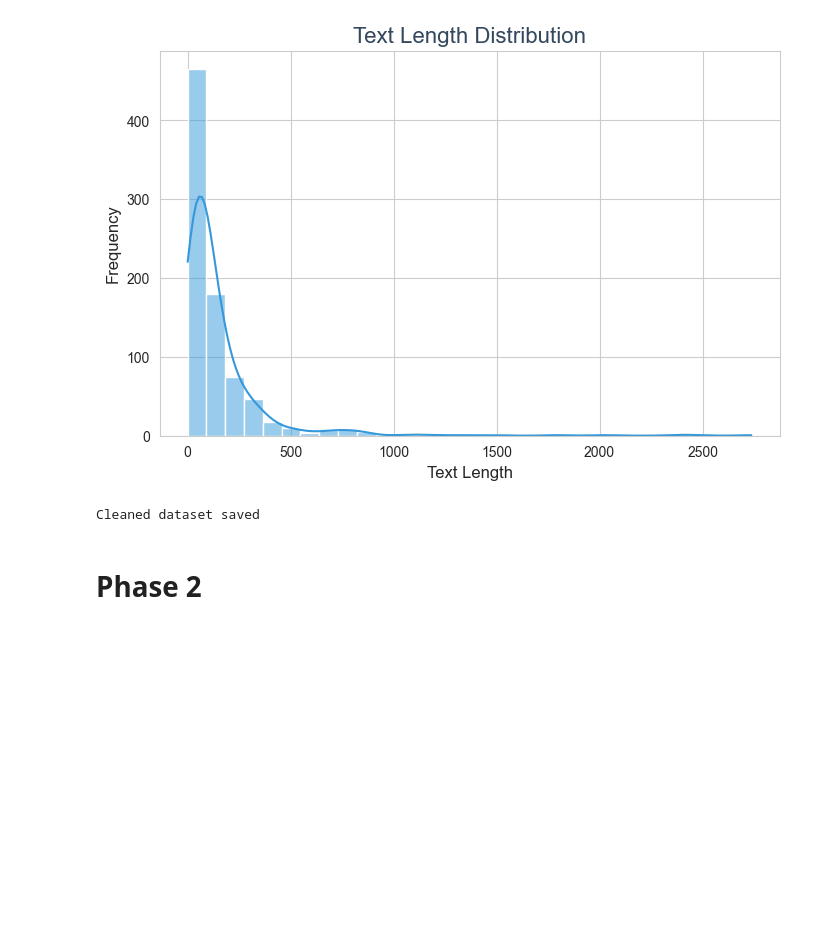
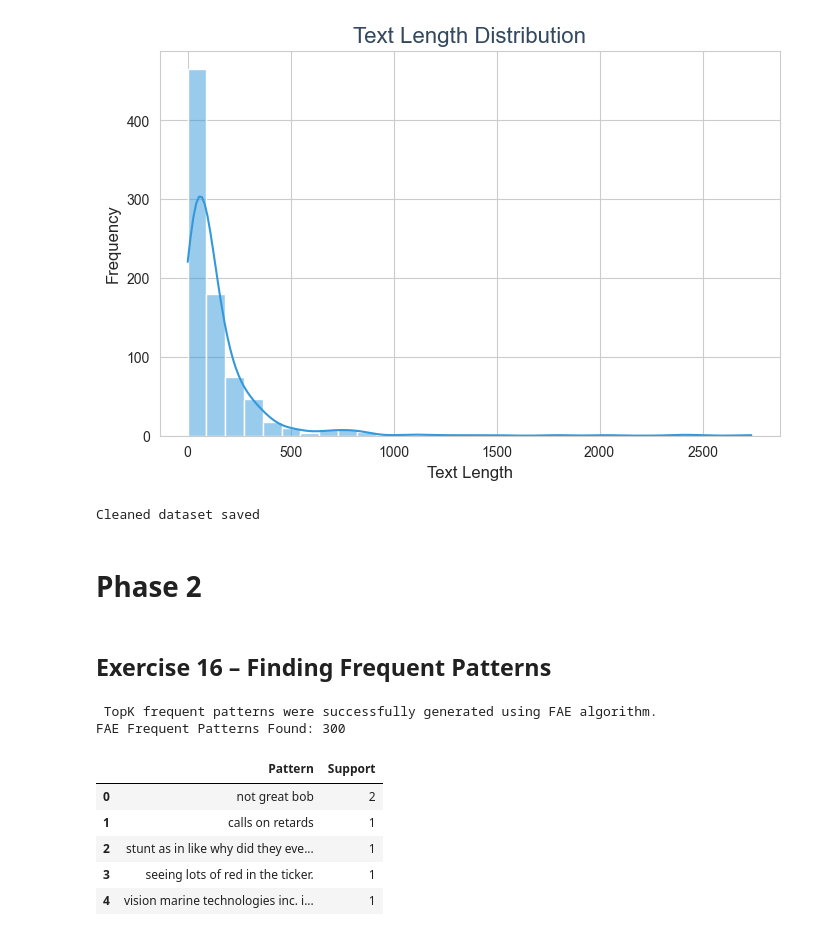
Before and after one commit to Kalthuma007/DM2025-Lab1-Exercise, a Jupyter notebook: DM2025-Lab1-Homework.ipynb, the cells around one changed output. Saved outputs shown, nothing was run; the diff lists cells and outputs as text; code cells hidden in the pictures; blank space fills up the shorter version.

```diff
--- a/DM2025-Lab1-Homework.ipynb
+++ b/DM2025-Lab1-Homework.ipynb
@@ -312,0 +351,33 @@ Cleaned dataset saved
+# %% [markdown]
+## Exercise 16 – Finding Frequent Patterns
+# %%
+from PAMI.frequentPattern.topk.FAE import FAE
+import tempfile
+
+# Prepare transactions from text column
+transactions = [text.split() for text in df['Text'].dropna().astype(str)]
+
+# Write transactions to a temporary file
+tmp_file = tempfile.NamedTemporaryFile(delete=False, mode='w', encoding='utf-8')
+for t in transactions:
+    tmp_file.write(' '.join(t) + '\n')
+tmp_file.close()
+
+# Run FAE (Top-300 frequent patterns)
+fae = FAE(iFile=tmp_file.name, k=300)
+fae.startMine()
+
+# Retrieve patterns
+patterns = fae.getPatterns()
+
+print("FAE Frequent Patterns Found:", len(patterns))
+pd.DataFrame(list(patterns.items()), columns=['Pattern', 'Support']).head()
+# %% [output]
+ TopK frequent patterns were successfully generated using FAE algorithm.
+FAE Frequent Patterns Found: 300
+|  | Pattern | Support |
+| 0 | not great bob | 2 |
+| 1 | calls on retards | 1 |
+| 2 | stunt as in like why did they eve... | 1 |
+| 3 | seeing lots of red in the ticker. | 1 |
+| 4 | vision marine technologies inc. i... | 1 |
```
Also changed, not shown: parts of 27 cells of this notebook, 10 other files.
